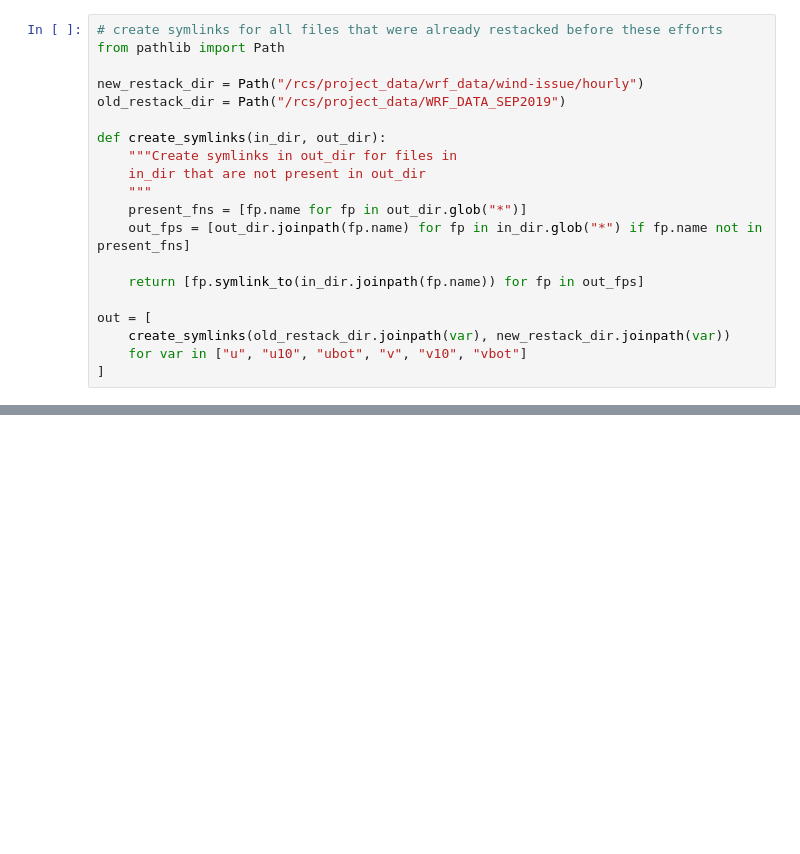
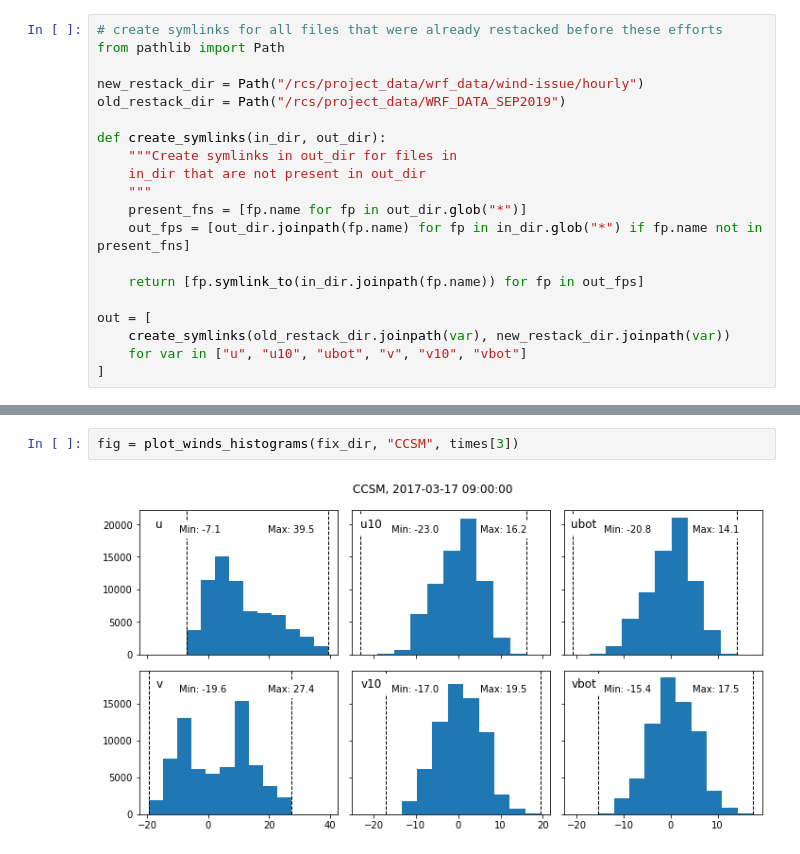
Before and after one commit to ua-snap/wrf_utils, a Jupyter notebook: snap_wrf_data_prep/repair_winds_issue.ipynb, the cells around one changed output, grey strips where cells are left out. Drawn from its saved outputs; the diff is of its cells as text; blank space fills up the shorter version.

```diff
--- a/snap_wrf_data_prep/repair_winds_issue.ipynb
+++ b/snap_wrf_data_prep/repair_winds_issue.ipynb
@@ -991,0 +745,4 @@ with xr.open_dataset(out_fp.format("u", "U")) as out_ds:
+# %%
+fig = plot_winds_histograms(fix_dir, "CCSM", times[3])
+# %% [output]
+[figure, added]
```
Also changed, not shown: parts of 87 cells of this notebook, 34 other files.
